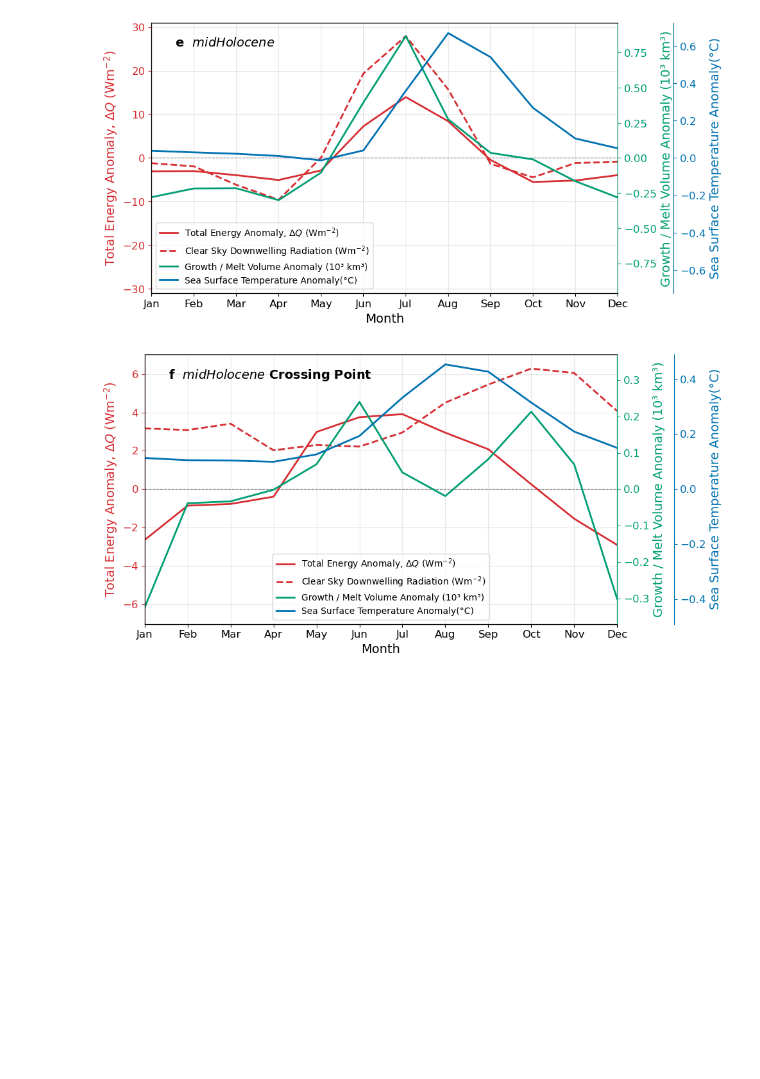
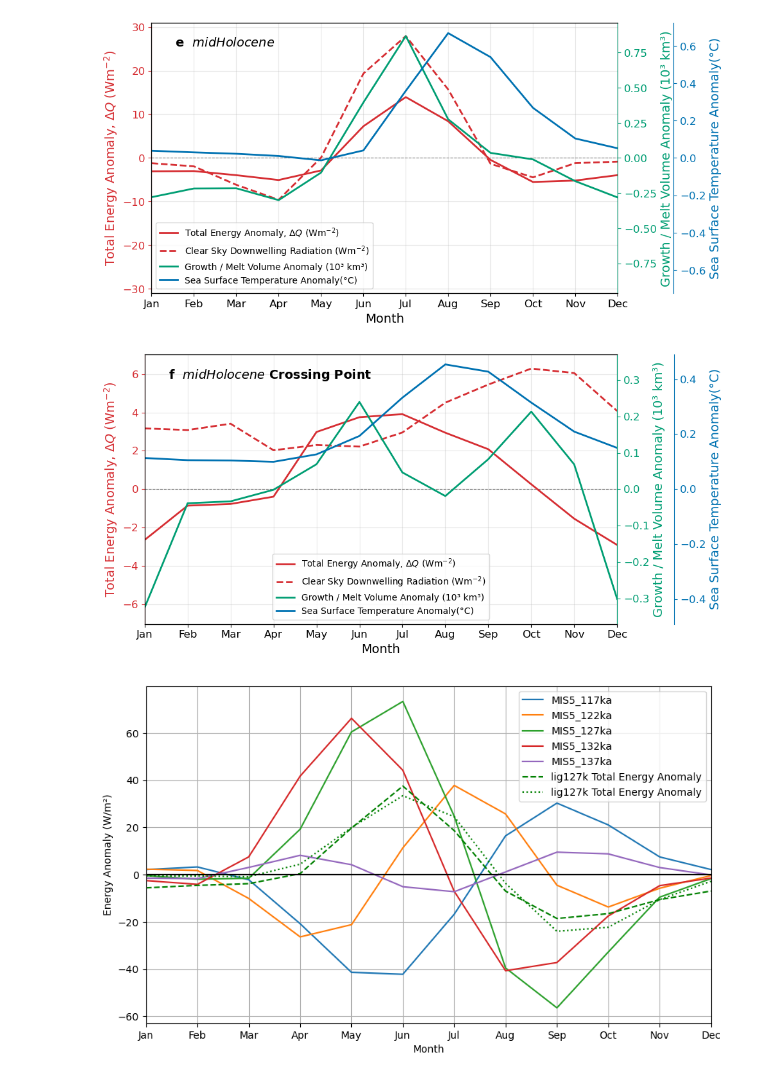
Before and after one commit to mattpollock100/FutureComparisons, a Jupyter notebook: 1pctCO2_EnergyBudget_single_model.ipynb, the cells around one changed output. Cells and saved outputs as stored; diff of their text form; code cells hidden in the pictures; blank space fills up the shorter version.

Commit message:
added estimate of surface energy from toa

```diff
--- a/1pctCO2_EnergyBudget_single_model.ipynb
+++ b/1pctCO2_EnergyBudget_single_model.ipynb
@@ -2713,3 +2716,44 @@ for model in models:
 # %%
 for model in models:
     plot_all_periods(model, 'rsds', second_var = 'rlds', operation = 'add', var_type='anom_clim', title='SW Downwelling Anomaly Climatology', ylabel='SW Downwelling Anomaly (W/m²)')
+# %%
+lig127k_total_energy = paleo_big_dict['MMM']['anom_clim']['total_energy']
+
+mh_total_energy = paleo2_big_dict['MMM']['anom_clim']['total_energy']
+
+#TOA Anomalies
+MIS5_117ka = [2.1376017555885856, 3.2517947512994354, -2.1570522946554007, -20.786974834802862, -41.37618147047499, -42.19366495731879, -16.77375571607689, 16.438069337843274, 30.31319977645876, 21.058672036830387, 7.5243687129450905, 2.154073603053541]
+MIS5_122ka = [2.308362194417784, 1.756408136652965, -10.1000538706555, -26.36282101872459, -21.183195410553935, 11.351467924387407, 37.81321731380194, 25.715896642190955, -4.461606029958233, -13.712670988417507, -5.75972251233169, -0.37337824544114717]
+MIS5_127ka = [-0.41317987879290463, -1.9243124430043466, -1.5302255285643014, 19.24908776009073, 60.46049925980776, 73.37404239195143, 24.758593693325736, -39.521970088310695, -56.414668617684214, -32.757032139082355, -9.54746549368907, -1.6927505246710979]
+MIS5_132ka = [-2.5227195174722734, -4.115168654422753, 7.548205399383733, 41.7363432181009, 66.22307011762655, 44.227992535058775, -7.041011918909021, -40.691790257464845, -37.21525196800016, -17.500109051483882, -4.656170521052315, -1.4576497199488974]
+MIS5_137ka = [-1.4863862792372071, -1.685167301212303, 3.0578190102015697, 8.193560598803629, 4.211557840221246, -5.094384727606609, -7.227651541513239, 1.1525067034083918, 9.534367763250486, 8.794502809515478, 3.003738668122214, -0.09783013925380768]
+
+
+MH_6ka = [-0.2636904334341317, -0.973328539756217, -5.539201373376372, -7.814719655393219, 4.125357034114359, 25.011188597738, 32.006378821118176, 14.389651090065456, -7.493936295193663, -12.257336979826896, -5.608340743151251, -1.3940527259545963]
+# %%
+TOA = {
+    'MIS5_117ka': MIS5_117ka,
+    'MIS5_122ka': MIS5_122ka,
+    'MIS5_127ka': MIS5_127ka,
+    'MIS5_132ka': MIS5_132ka,
+    'MIS5_137ka': MIS5_137ka
+}
+
+plt.figure(figsize=(10,6))
+for key, value in TOA.items():
+    plt.plot(months, np.array(value), label=key)
+plt.plot(months, lig127k_total_energy, label='lig127k Total Energy Anomaly', color='green', linestyle='--')
+plt.plot(months, test, label='lig127k Total Energy Anomaly', color='green', linestyle=':')
+plt.xticks(np.arange(12), months)
+plt.xlabel('Month')
+plt.xlim(0,11)
+
+plt.grid()
+plt.axhline(0, color='black', linestyle='-')
+plt.ylabel('Energy Anomaly (W/m²)')
+#plt.title('TOA Anomalies for MIS5 and Lig127k Total Energy Anomaly')
+plt.legend()
+#plt.savefig(f'{plot_path}TOA_anomalies.png', bbox_inches='tight')
+plt.show()
+# %% [output]
+[figure, added]
```
Also changed, not shown: parts of 10 cells of this notebook, 1 other file.
